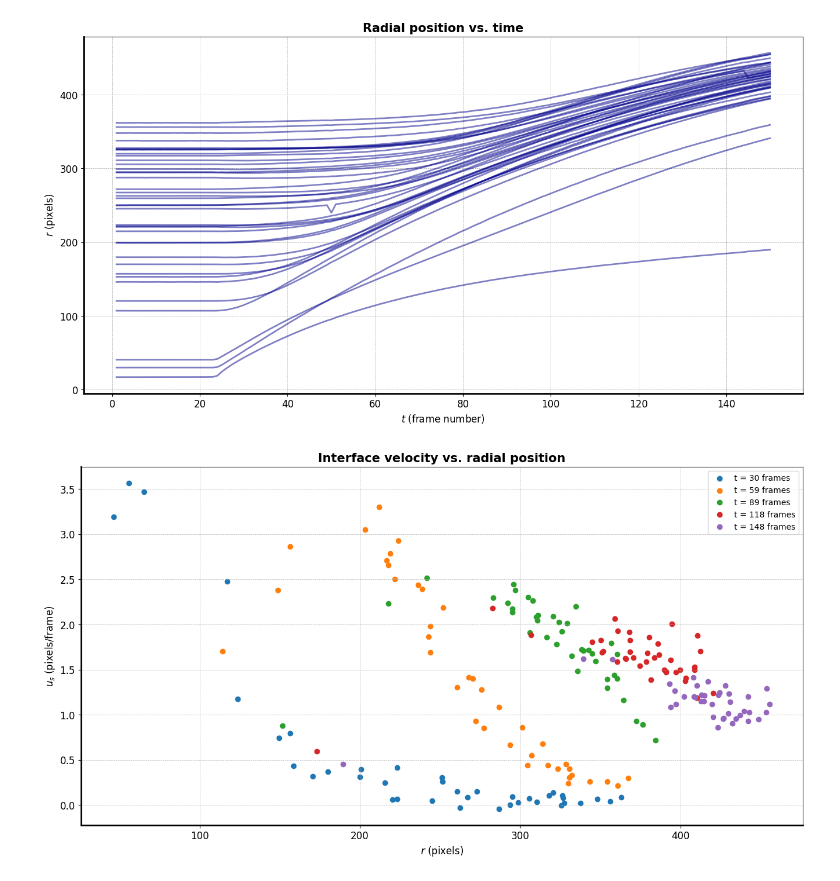
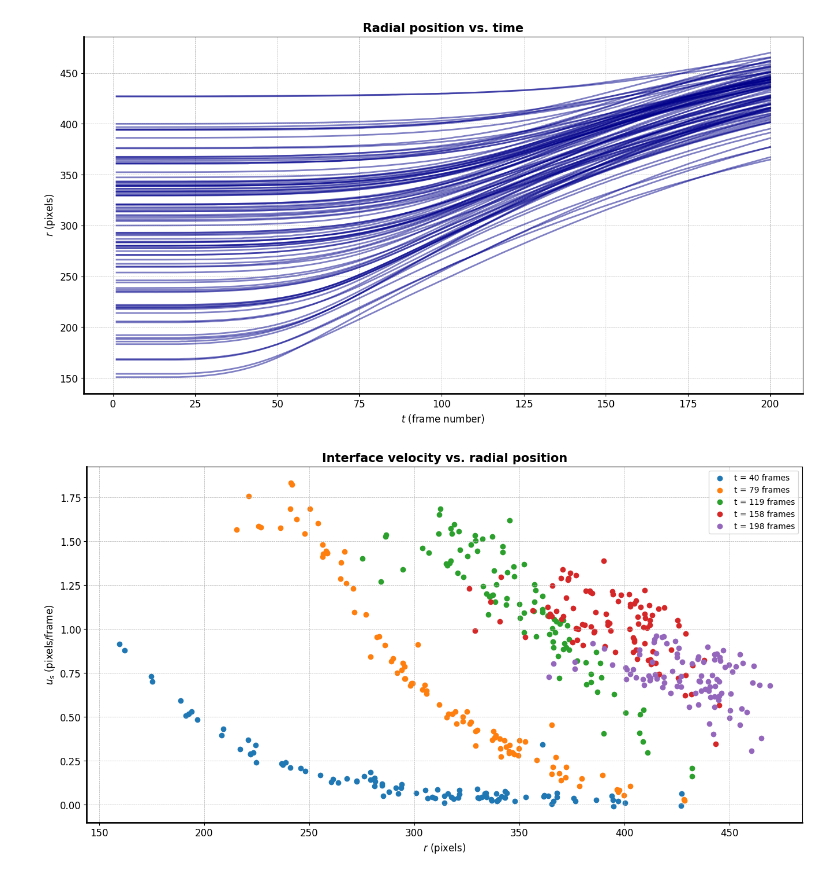
Before and after one commit to sacha-escudier/marangoni-spreading, a Jupyter notebook: playground.ipynb, the cells around one changed output. Saved outputs shown, nothing was run; the diff lists cells and outputs as text; code cells hidden in the pictures.

```diff
--- a/playground.ipynb
+++ b/playground.ipynb
@@ -8,10 +8,10 @@ from frames import extract_frames
 from tracking import batch, track
 from scipy.optimize import curve_fit
 # %%
-directory = "C:/Users/escud/Desktop/Marangoni/Videos/0124-Experiments/001_frames/"
-last_frame = 150
-diameter = 15
-mass = 6000
+directory = "C:/Users/escud/Desktop/Marangoni/Videos/0124-Experiments/002_frames/"
+last_frame = 200
+diameter = 11
+mass = 2200
 
 frames = plot_parameter(directory, particle_diameter=diameter, particle_minmass=mass, frame_number=last_frame)
 # %% [output]
@@ -25,4 +25,4 @@ frames = plot_parameter(directory, particle_diameter=diameter, particle_minmass=
 # %%
-output_path = "C:/Users/escud/Desktop/Marangoni/Videos/0124-Experiments/001_frames_output/"
+output_path = "C:/Users/escud/Desktop/Marangoni/Videos/0124-Experiments/002_frames_output/"
 f = batch(frames[:last_frame], particle_diameter=diameter, particle_minmass=mass, save_video=True, output_path=output_path)
 # %% [output]
@@ -30,3 +30,4 @@ Frame 149: 55 features
 # %%
-filtered_trajectories = track(batched_frames=f, frames=frames[:last_frame], particle_diameter=diameter, particle_minmass=mass, filter_frame_number=len(frames[:last_frame]), save_video=True, output_path=output_path)
+status = True
+filtered_trajectories = track(batched_frames=f, frames=frames[:last_frame], particle_diameter=diameter, particle_minmass=mass, filter_frame_number=len(frames[:last_frame]), save_video=status, output_path=output_path)
 # %% [output]
@@ -70,38 +83,38 @@ for i in y_arr:
     if i < min_particles:
         min_particles = i
 
 x_array = []
 y_array = []
 for i in range(len(y_arr)):
     x_array.append((tm['x'][i].tolist()))
     y_array.append((tm['y'][i].tolist()))
 
-x_c = 875 # determine empirically with ImageJ
-y_c = 545 # determine empirically with ImageJ
+x_c = 960 # determine empirically with ImageJ
+y_c = 524 # determine empirically with ImageJ
 r_array = [[np.sqrt((x_array[i][j] - x_c) ** 2 + (y_array[i][j] - y_c) ** 2) for j in range(len(x_array[i]))] for i in range(len(x_array))]
 
 r_array_per_particle = []
 counter_array = np.linspace(1, len(y_arr), len(y_arr))
 for i in range(min_particles):
     r_array_per_particle.append([r_array[j][i] for j in range(len(r_array))])
 
 plt.figure(figsize=(16, 8))
 for i in range(len(r_array_per_particle)):
     plt.plot(counter_array, r_array_per_particle[i], linewidth=2, color='darkblue', alpha=0.5)
 plt.xlabel(r'$t$ (frame number)', fontsize=12)
 plt.ylabel(r'$r$ (pixels)', fontsize=12)
 plt.title('Radial position vs. time', fontsize=15, fontweight='bold')
 plt.gca().spines['left'].set_linewidth(2)
 plt.gca().spines['bottom'].set_linewidth(2)
 plt.xticks(fontsize=12)
 plt.yticks(fontsize=12)
 plt.grid(True, which='both', linestyle='--', linewidth=0.5)
 
-figure_directory = "C:/Users/escud/Desktop/Marangoni/Figures/D=35mm/"
-plt.savefig(figure_directory + "Radius_vs_time_39_particles.jpeg", dpi=500, format='jpeg')
+figure_directory = "C:/Users/escud/Desktop/Marangoni/Figures/D=60mm/"
+plt.savefig(figure_directory + "Radius_vs_time_96_particles.jpeg", dpi=500, format='jpeg')
 plt.show()
 # %% [output]
-[figure, old version]
+[figure, new version]
 # %%
 def position_speed(position_array):
     speed_array = []
@@ -113,7 +126,7 @@ def position_speed(position_array):
     return speed_array
 
 speed_array = position_speed(r_array)
-selection = np.linspace(30, counter_array[-3], 5, dtype=int)
+selection = np.linspace(40, counter_array[-3], 5, dtype=int)
 
 plt.figure(figsize=(16, 8))
 for i in selection:
@@ -130,8 +143,8 @@ plt.xticks(fontsize=12)
 plt.yticks(fontsize=12)
 plt.grid(True, which='both', linestyle='--', linewidth=0.5)
 
-figure_directory = "C:/Users/escud/Desktop/Marangoni/Figures/D=35mm/"
-plt.savefig(figure_directory + "Speed_vs_radius_39_particles.jpeg", dpi=500, format='jpeg')
+figure_directory = "C:/Users/escud/Desktop/Marangoni/Figures/D=60mm/"
+plt.savefig(figure_directory + "Speed_vs_radius_96_particles.jpeg", dpi=500, format='jpeg')
 plt.show()
 # %% [output]
-[figure, old version]
+[figure, new version]
```
Also changed, not shown: parts of 4 cells of this notebook, 2 other files.
